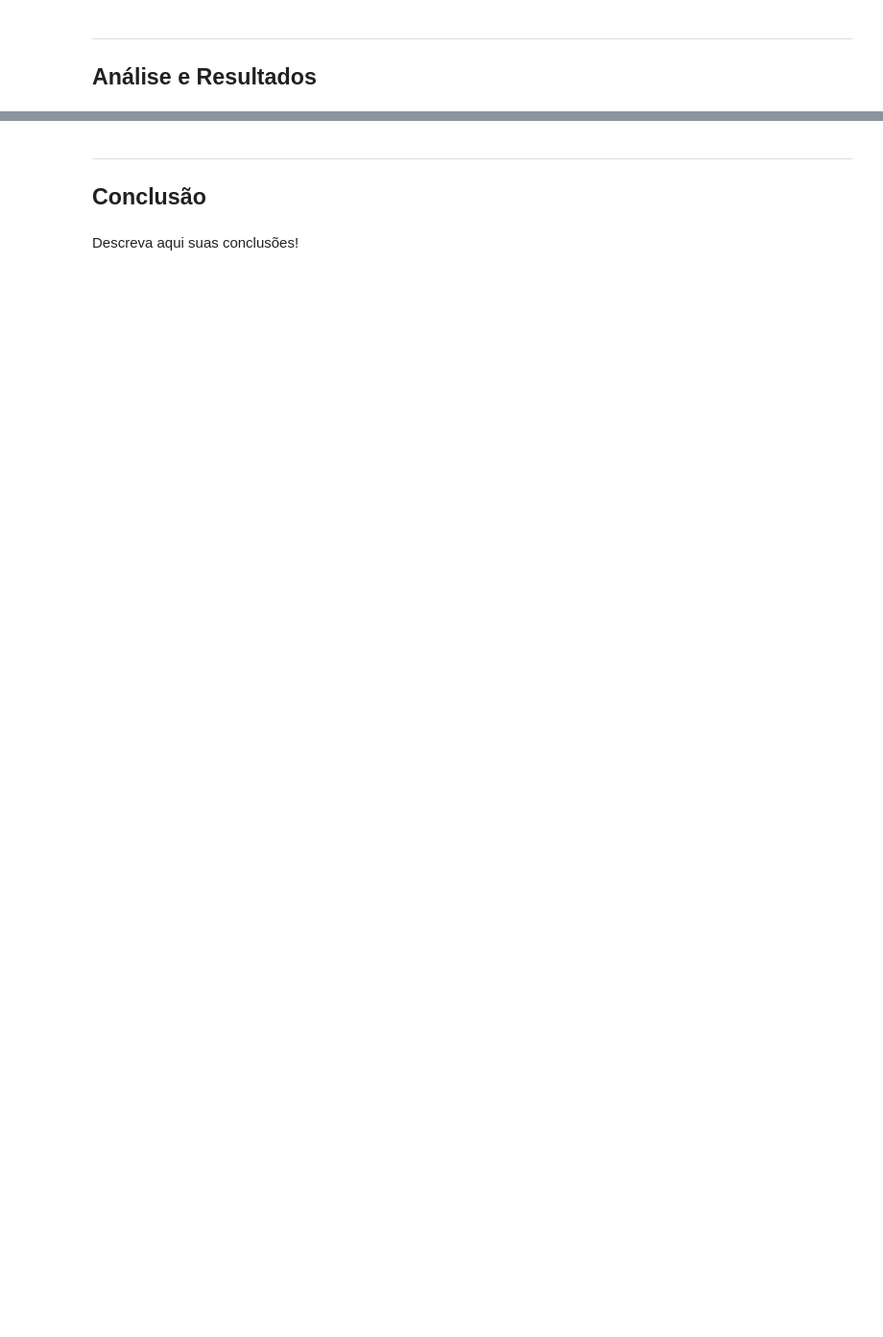
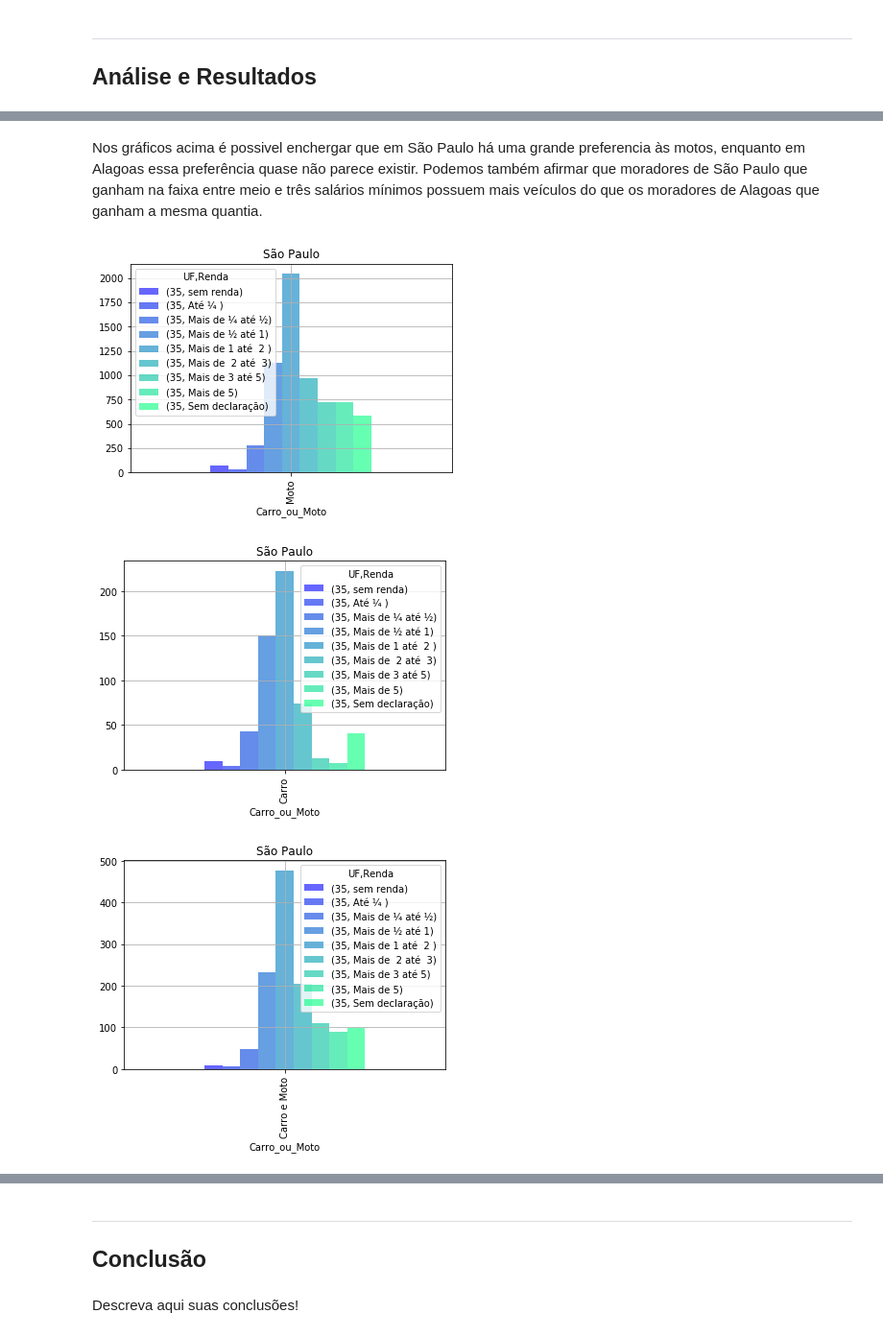
Before and after one commit to Brunoic/projeto1_Ciencia_Dados, a Jupyter notebook: Projeto1 Layout-checkpoint.ipynb, the cells around one changed output, grey strips where cells are left out. Shown at 96% size. Drawn from its saved outputs; the diff is of its cells as text; code cells hidden in the pictures; blank space fills up the shorter version.

```diff
--- a/Projeto1 Layout-checkpoint.ipynb
+++ b/Projeto1 Layout-checkpoint.ipynb
@@ -46,0 +92,10 @@ df09 = df09.dropna(0,how="any")
+# %% [markdown]
+Nos gráficos acima é possivel enchergar que em São Paulo há uma grande preferencia às motos, enquanto em Alagoas essa preferência quase não parece existir. Podemos também afirmar que moradores de São Paulo que ganham na faixa entre meio e três salários mínimos possuem mais veículos do que os moradores de Alagoas que ganham a mesma quantia.
+# %%
+#plotando os valores separadamente para melhor vizualisação
+for i in range(4):
+    Cross_Carro_SP[i:i+1].plot(kind = "bar", grid = True,title = "São Paulo", colormap = "winter",alpha = 0.6)
+# %% [output]
+[figure, added]
+[figure, added]
+[figure, added]
```
Also changed, not shown: parts of 43 cells of this notebook, 1 other file.
